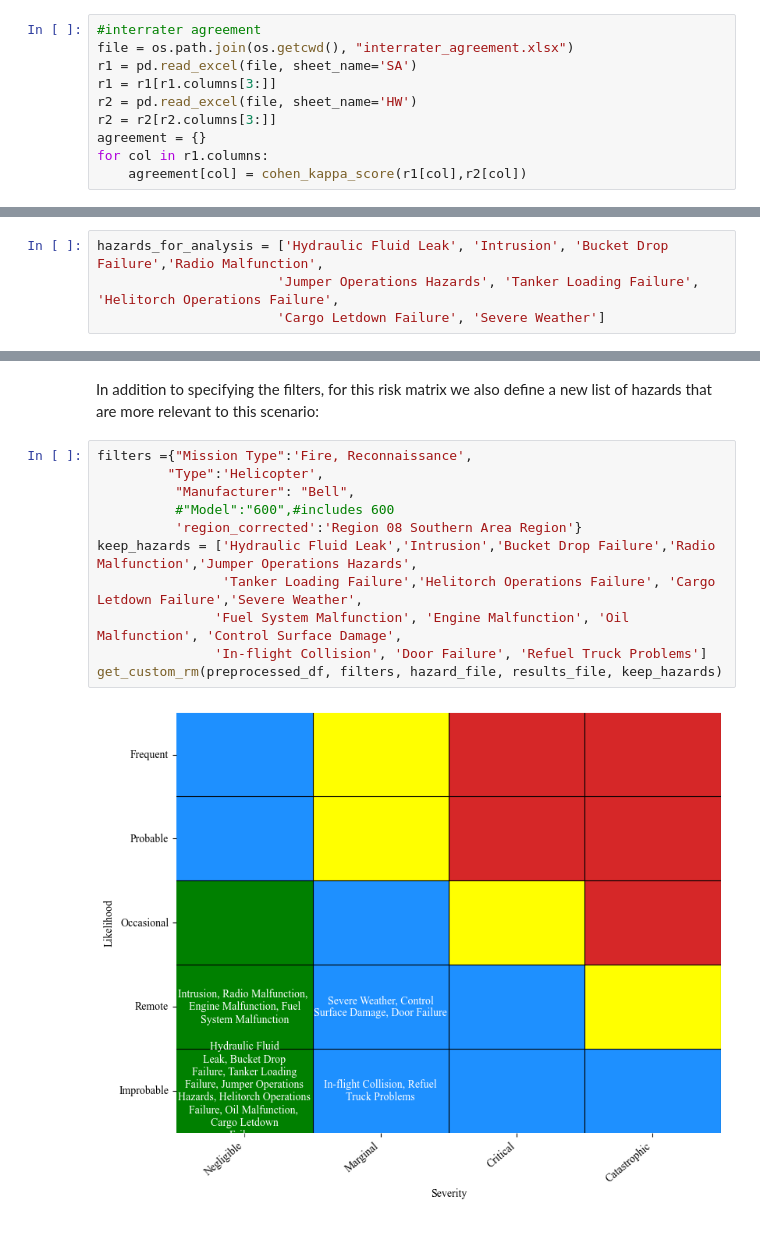
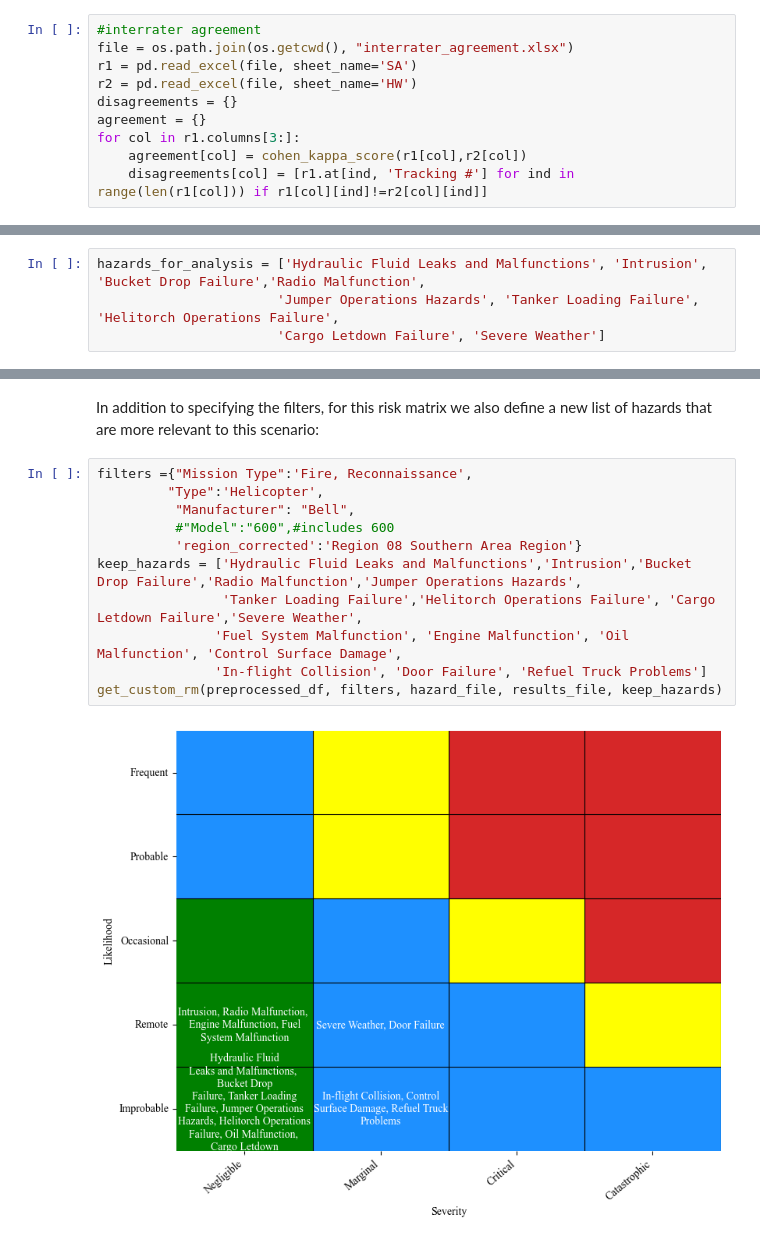
Before and after one commit to nasa/mika, a Jupyter notebook: examples/HEAT/JAIS_2023/SAFECOM Trend Analysis.ipynb, the cells around one changed output, grey strips where cells are left out. Cells and saved outputs as stored; diff of their text form.

```diff
--- a/examples/HEAT/JAIS_2023/SAFECOM Trend Analysis.ipynb
+++ b/examples/HEAT/JAIS_2023/SAFECOM Trend Analysis.ipynb
@@ -224,9 +224,9 @@ Since the annotations of the validation/test data was split 75/25% between two a
 #interrater agreement
 file = os.path.join(os.getcwd(), "interrater_agreement.xlsx")
 r1 = pd.read_excel(file, sheet_name='SA')
-r1 = r1[r1.columns[3:]]
 r2 = pd.read_excel(file, sheet_name='HW')
-r2 = r2[r2.columns[3:]]
+disagreements = {}
 agreement = {}
-for col in r1.columns:
+for col in r1.columns[3:]:
     agreement[col] = cohen_kappa_score(r1[col],r2[col])
+    disagreements[col] = [r1.at[ind, 'Tracking #'] for ind in range(len(r1[col])) if r1[col][ind]!=r2[col][ind]]
@@ -270,7 +272,7 @@ The graphic analysis includes:
 # %% [markdown]
 For readability, we define a subset of nine hazards for the graphic analysis.
 # %%
-hazards_for_analysis = ['Hydraulic Fluid Leak', 'Intrusion', 'Bucket Drop Failure','Radio Malfunction',
+hazards_for_analysis = ['Hydraulic Fluid Leaks and Malfunctions', 'Intrusion', 'Bucket Drop Failure','Radio Malfunction',
                        'Jumper Operations Hazards', 'Tanker Loading Failure', 'Helitorch Operations Failure',
                        'Cargo Letdown Failure', 'Severe Weather']
 # %% [markdown]
@@ -591,13 +593,13 @@ In addition to specifying the filters, for this risk matrix we also define a new
 # %%
 filters ={"Mission Type":'Fire, Reconnaissance',
          "Type":'Helicopter',
           "Manufacturer": "Bell",
           #"Model":"600",#includes 600
           'region_corrected':'Region 08 Southern Area Region'}
-keep_hazards = ['Hydraulic Fluid Leak','Intrusion','Bucket Drop Failure','Radio Malfunction','Jumper Operations Hazards',
+keep_hazards = ['Hydraulic Fluid Leaks and Malfunctions','Intrusion','Bucket Drop Failure','Radio Malfunction','Jumper Operations Hazards',
                 'Tanker Loading Failure','Helitorch Operations Failure', 'Cargo Letdown Failure','Severe Weather',
                'Fuel System Malfunction', 'Engine Malfunction', 'Oil Malfunction', 'Control Surface Damage',
                'In-flight Collision', 'Door Failure', 'Refuel Truck Problems']
 get_custom_rm(preprocessed_df, filters, hazard_file, results_file, keep_hazards)
 # %% [output]
-[figure, old version]
+[figure, new version]
```
Also changed, not shown: parts of 18 cells of this notebook, 6 other files.
